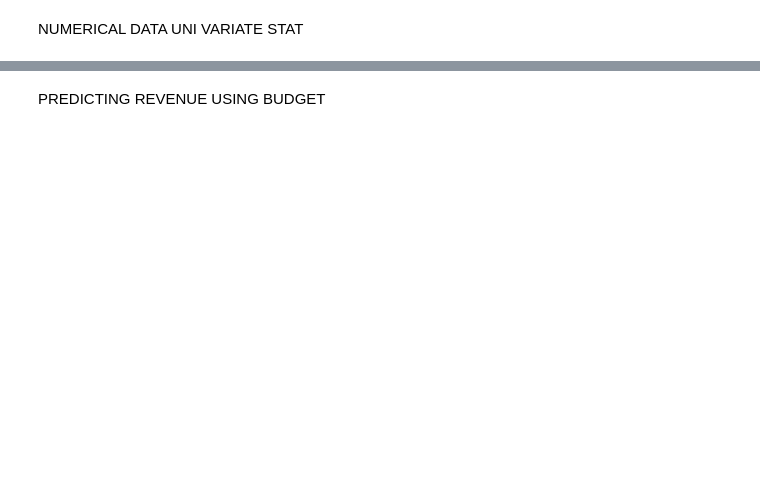
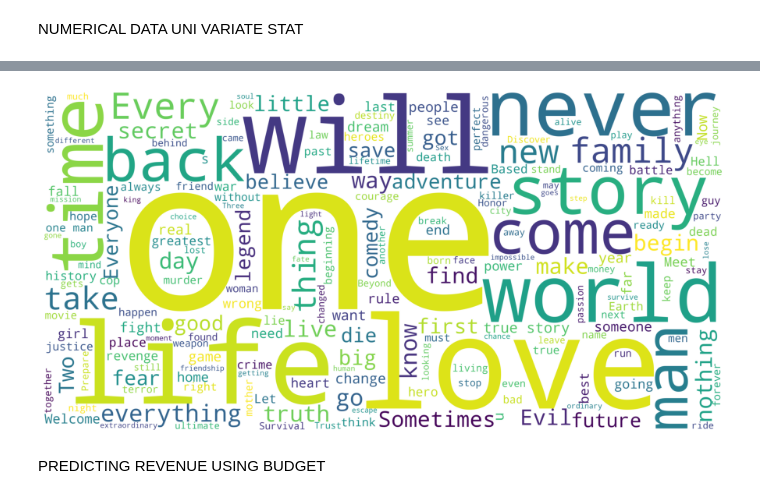
Before and after one commit to EZQQQQ/Movie-Analysis, a Jupyter notebook: MAIN.ipynb, the cells around one changed output, grey strips where cells are left out. Drawn from its saved outputs; the diff is of its cells as text; code cells hidden in the pictures; blank space fills up the shorter version.

```diff
--- a/MAIN.ipynb
+++ b/MAIN.ipynb
@@ -106,3 +125,12 @@ def fixskew(data):
+# %%
+title_corpus = ' '.join(movie_data['TAGLINE'])
+title_wordcloud = WordCloud(stopwords=STOPWORDS, background_color='white', height=2000, width=4000).generate(title_corpus)
+plt.figure(figsize=(16,8))
+plt.imshow(title_wordcloud)
+plt.axis('off')
+plt.show()
+# %% [output]
+[figure, added]
 # %% [markdown]
 PREDICTING REVENUE USING BUDGET
 # %%
```
Also changed, not shown: parts of 49 cells of this notebook.
